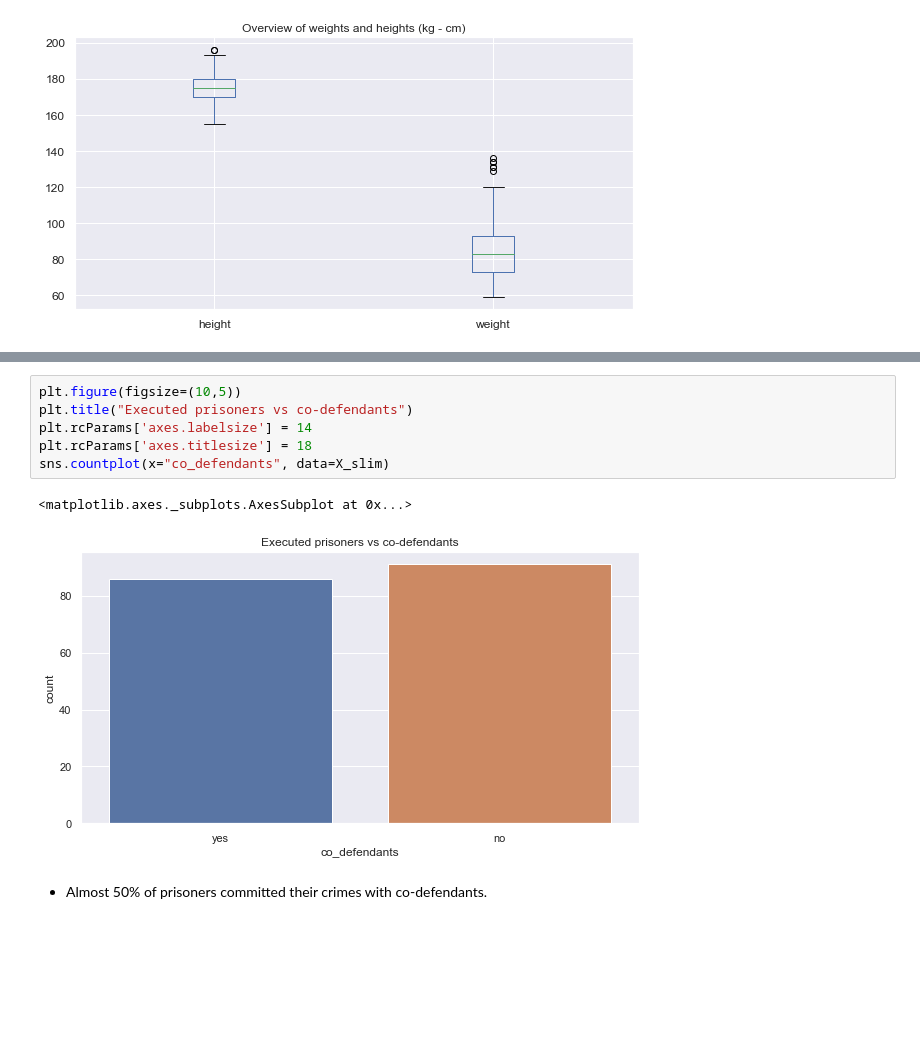
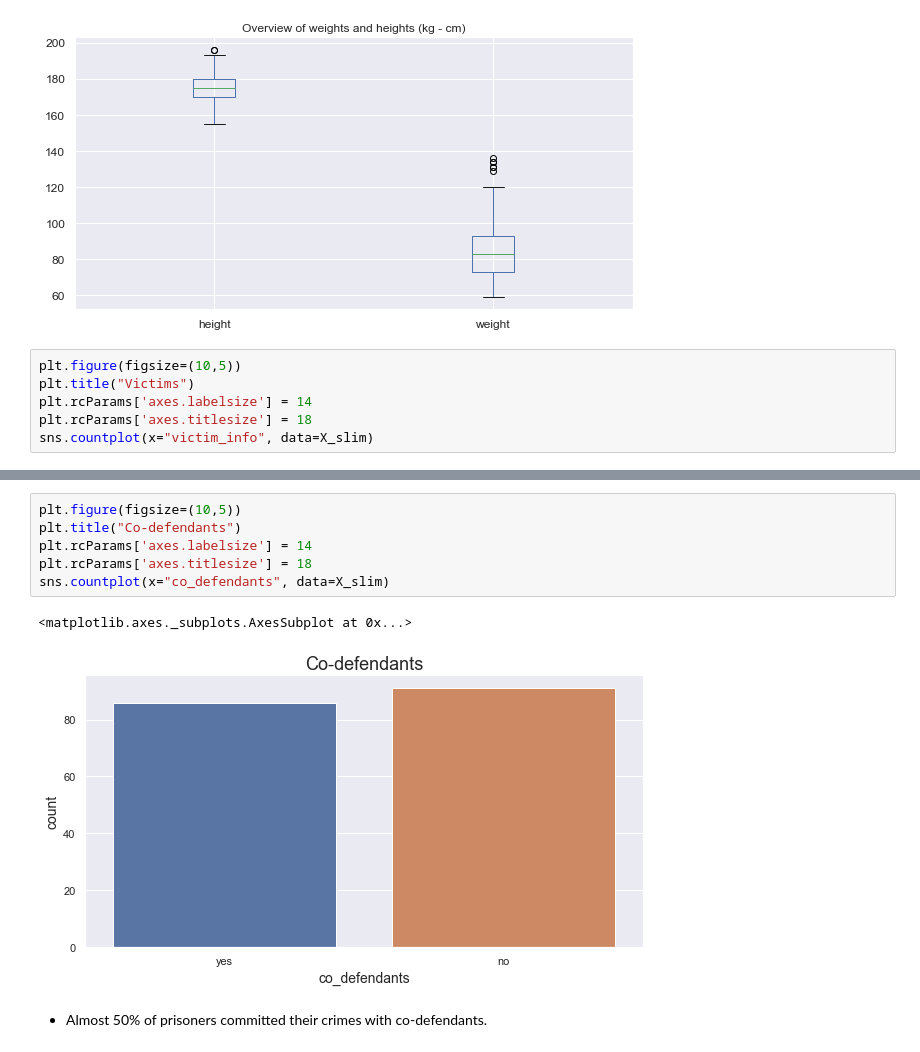
Before and after one commit to Kayaae/death_row_project, a Jupyter notebook: Deathrow.ipynb, the cells around one changed output, grey strips where cells are left out. Saved outputs shown, nothing was run; the diff lists cells and outputs as text; blank space fills up the shorter version.

```diff
--- a/Deathrow.ipynb
+++ b/Deathrow.ipynb
@@ -496,3 +486,9 @@ X_slim.iloc[:,5:].plot(kind="box", figsize=(10,5), fontsize=12, title="Overview
 # %% [output]
 <matplotlib.axes._subplots.AxesSubplot at 0x...>
 [figure]
+# %%
+plt.figure(figsize=(10,5))
+plt.title("Victims")
+plt.rcParams['axes.labelsize'] = 14
+plt.rcParams['axes.titlesize'] = 18
+sns.countplot(x="victim_info", data=X_slim)
@@ -499,12 +498,12 @@ X_slim.iloc[:,5:].plot(kind="box", figsize=(10,5), fontsize=12, title="Overview
 # %%
 plt.figure(figsize=(10,5))
-plt.title("Executed prisoners vs co-defendants")
+plt.title("Co-defendants")
 plt.rcParams['axes.labelsize'] = 14
 plt.rcParams['axes.titlesize'] = 18
 sns.countplot(x="co_defendants", data=X_slim)
 # %% [output]
 <matplotlib.axes._subplots.AxesSubplot at 0x...>
-[figure, old version]
+[figure, new version]
 # %% [markdown]
 - Almost 50% of prisoners committed their crimes with co-defendants.
 # %%
```
Also changed, not shown: parts of 99 cells of this notebook.
